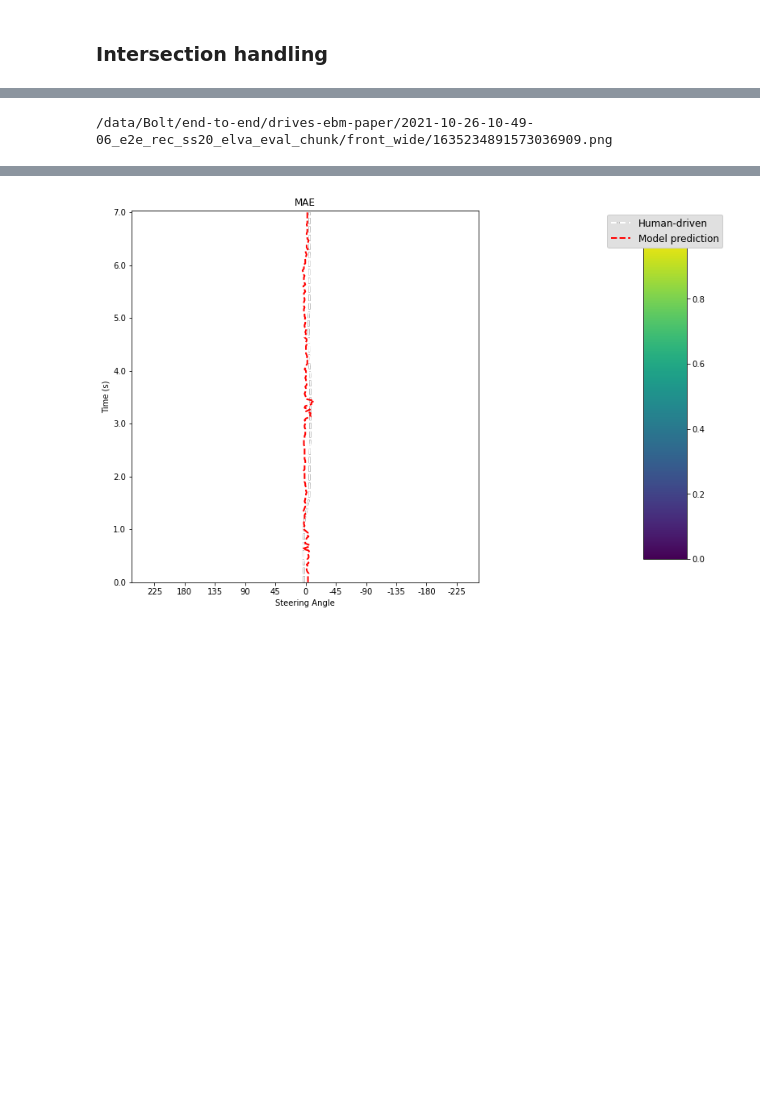
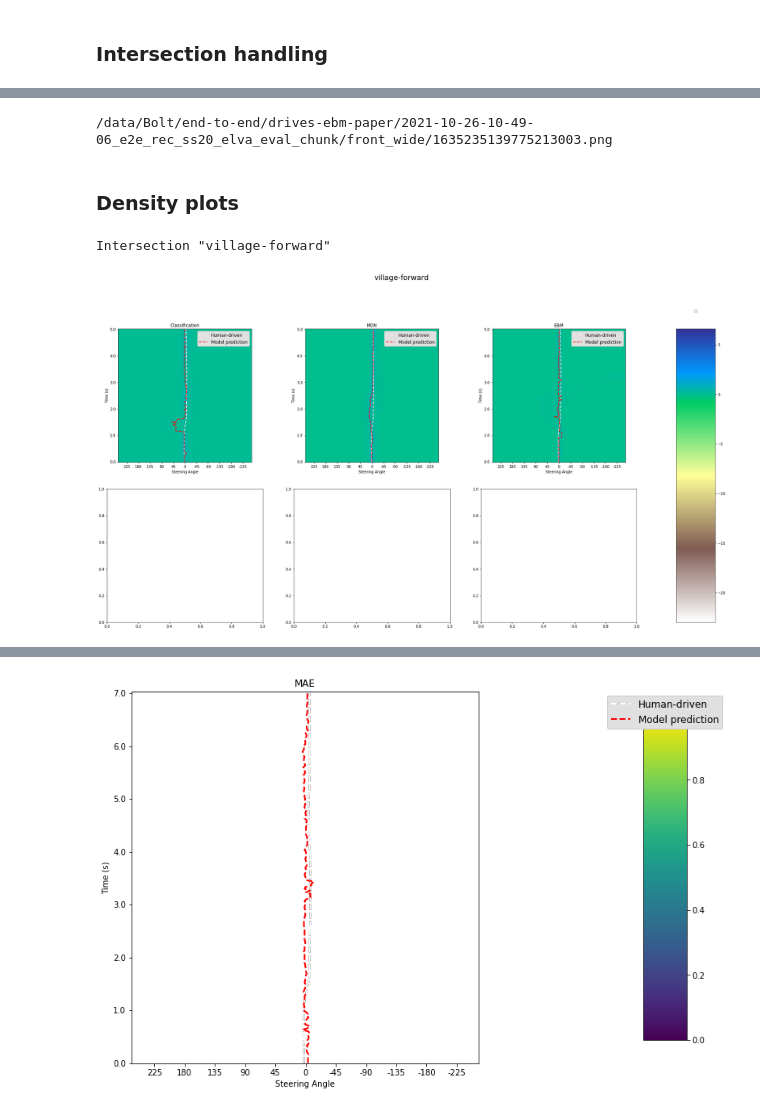
Before and after one commit to nikebless/e2e-driving, a Jupyter notebook: notebooks/intersection_handling.ipynb, the cells around one changed output, grey strips where cells are left out. Cells and saved outputs as stored; diff of their text form; code cells hidden in the pictures; blank space fills up the shorter version.

```diff
--- a/notebooks/intersection_handling.ipynb
+++ b/notebooks/intersection_handling.ipynb
@@ -522,10 +701,74 @@ model_name_to_label = {
 # %%
-intersection_dataset = crop_intersection(expert_ds, expert_back_ds, 'early-forward')
+intersection_dataset = crop_place(expert_ds, expert_back_ds, PLACES[2])
 frame = intersection_dataset.frames.iloc[60].image_path
 print(frame)
 !code $frame
 # %% [output]
-/data/Bolt/end-to-end/drives-ebm-paper/2021-10-26-10-49-06_e2e_rec_ss20_elva_eval_chunk/front_wide/1635234891573036909.png
+/data/Bolt/end-to-end/drives-ebm-paper/2021-10-26-10-49-06_e2e_rec_ss20_elva_eval_chunk/front_wide/1635235139775213003.png
+# %% [markdown]
+### Density plots
+# %%
+# prepare models
+models = df.groupby('model_name').first().reset_index()[['model_name','model_type']].values
+models = models[[4, 0, 5, 1, 2, 3]]
+# models = models[[4, 0, 5, 1]]
+# models = models[[1,2,3]]
+
+# models = [('mae-s2', 'pilotnet', None), ('mdn-5-s1', 'pilotnet-mdn', 5), ('mdn-3-s1-90-0-90', 'pilotnet-mdn', 3), ('classifier-512', 'pilotnet-classifier', None),
+#           ('ebm-512-s1', 'pilotnet-ebm', None), ('ebm-normal-1-s1', 'pilotnet-ebm', None), ('ebm-spatial-0-s2', 'pilotnet-ebm', None)]
+
+soft = False
+temperature = 5
+
+for intersection in PLACES[:1]:
+
+    min_val = 9999
+    max_val = -9999
+
+    # prepare intersection dataset
+    expert_ds.transform = transforms.Compose([nv.NvidiaCropWide(), nv.Normalize()])
+    expert_back_ds.transform = transforms.Compose([nv.NvidiaCropWide(), nv.Normalize()])
+    intersection_dataset = crop_place(expert_ds, expert_back_ds, intersection)
+    loader = DataLoader(intersection_dataset, batch_size=32, shuffle=False, num_workers=4, pin_memory=True, persistent_workers=True)
+
+    # plot predictions
+    fig, axes = plt.subplots(2, 3, figsize=(30, 16))
+    if not hasattr(axes, '__iter__'):
+        axes = np.array([axes])
+
+    model_preds = []
+    for (model_name, model_type) in models:
+        pred_angles, true_angles, pred_distributions = get_full_model_outputs(model_name, model_type, loader, soft=soft, temperature=temperature)
+        candidate_min_val = np.min(pred_distributions)
+        candidate_max_val = np.max(pred_distributions)
+        if candidate_min_val < min_val:
+            min_val = candidate_min_val
+        if candidate_max_val > max_val:
+            max_val = candidate_max_val
+
+        model_preds.append((model_name, model_type, pred_angles, true_angles, pred_distributions))
+
+    for (model_name, model_type, pred_angles, true_angles, pred_distributions), ax in zip(model_preds, axes.flatten()):
+        mappable = plot_pred_distribution(ax, pred_distributions, pred_angles, true_angles, model_type,
+                                            model_name_to_label[model_name], soft=soft, temperature=temperature,
+                                            vmin=min_val, vmax=max_val)
+
+    fig.suptitle(intersection, fontsize=20)
+    # add colorbar
+    fig.subplots_adjust(right=0.8, hspace=0.2, wspace=0.2, bottom=0.15, top=0.85)
+    cbar_ax = fig.add_axes([0.85, 0.15, 0.05, 0.7])
+    fig.colorbar(mappable, cax=cbar_ax)
+
+    # add legend
+    handles, labels = axes.flatten()[-1].get_legend_handles_labels()
+    cbar_ax.legend(handles, labels, loc='upper center', bbox_to_anchor=(0.5, 1.075), ncol=1, facecolor='#e0e0e0', framealpha=1, prop={'size': 12})
+
+    # fig.suptitle(f'Intersection "{intersection}"')
+    print(f'Intersection "{intersection}"')
+    fig.show()
+# %% [output]
+Intersection "village-forward"
+[figure, added]
 # %%
 # prepare models
 models = df.groupby('model_name').first().reset_index()[['model_name','model_type']].values
```
Also changed, not shown: parts of 26 cells of this notebook, 19 other files.
